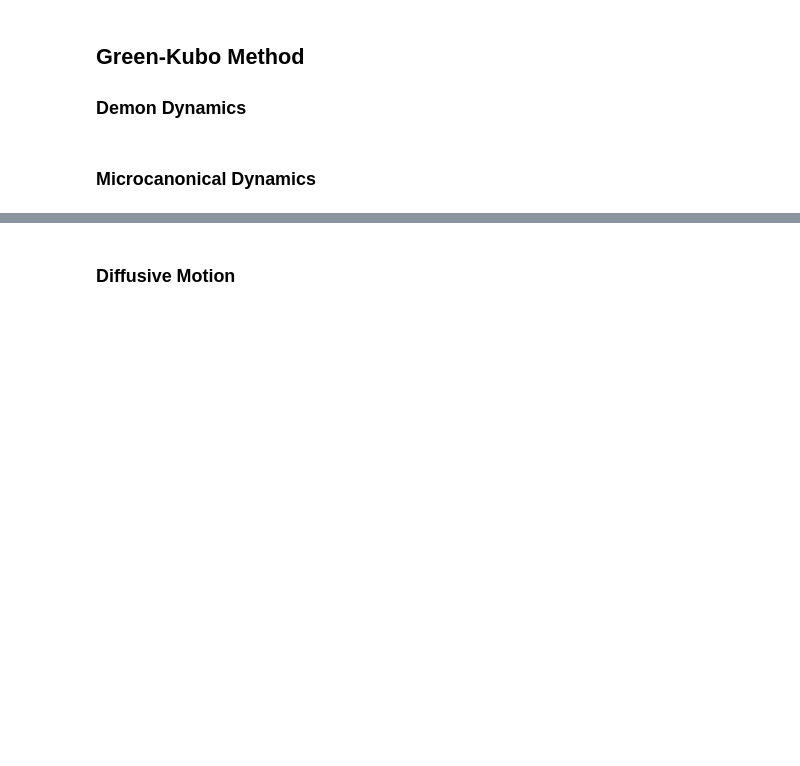
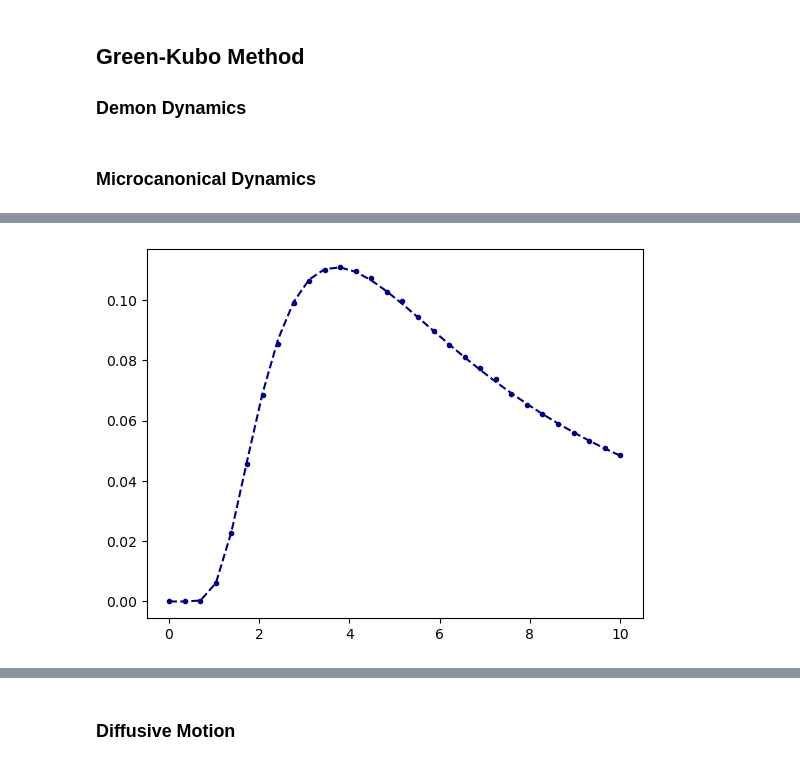
Before and after one commit to EmilySRichards/KineticMonteCarlo, a Jupyter notebook: PROJECT/Main.ipynb, the cells around one changed output, grey strips where cells are left out. Cells and saved outputs as stored; diff of their text form; code cells hidden in the pictures; blank space fills up the shorter version.

```diff
--- a/PROJECT/Main.ipynb
+++ b/PROJECT/Main.ipynb
@@ -337,7 +340,7 @@ print(canonicalize(t2 - t1))
 @everywhere include(dir * "/functions/simulationFunctions/MicroKubo.jl")
 # %%
 # PARAMETERS
-L = [50, 50]
+L = [32, 32]
 PBC = [true, true]
 
 Tmin = 0.01
@@ -347,9 +350,9 @@ NumT = 50
 #Tmax *= (λ == 0 ? 1.0 : 0.5)
 T = collect(range(Tmin, Tmax, length=NumT))
 
-𝒽 = [0.0] #range(0, 2, length=7)
+𝒽 = range(0, 1, length=7)
 
-num_histories = 50
+num_histories = 25
 therm_runtime = 15000
 runtime = 15000
 t_therm = 5000
@@ -416,12 +427,14 @@ end
 # %%
 figure()
 for n in eachindex(𝒽)
-    plot(T[2:end], Cfun(T[2:end], 𝒽[n]), color=colors[n])
-    #plot(T, HeatCapacity(T, 𝒽[n], z), "--", color=colors[n])
+    #plot(T[2:end], Cfun(T[2:end], 𝒽[n]), color=colors[n])
+    plot(T, HeatCapacity(T, 𝒽[n], z), "--", color=colors[n])
 
     plotWithError(C[:,n], T, colors[n], ".", "" , CStd[:,n])
 end
 savefig("figs/Micro_Kubo_Capacity.png")
+# %% [output]
+[figure, added]
 # %%
 figure()
 for i in 1:dim
```
Also changed, not shown: parts of 25 cells of this notebook, 4 other files.
